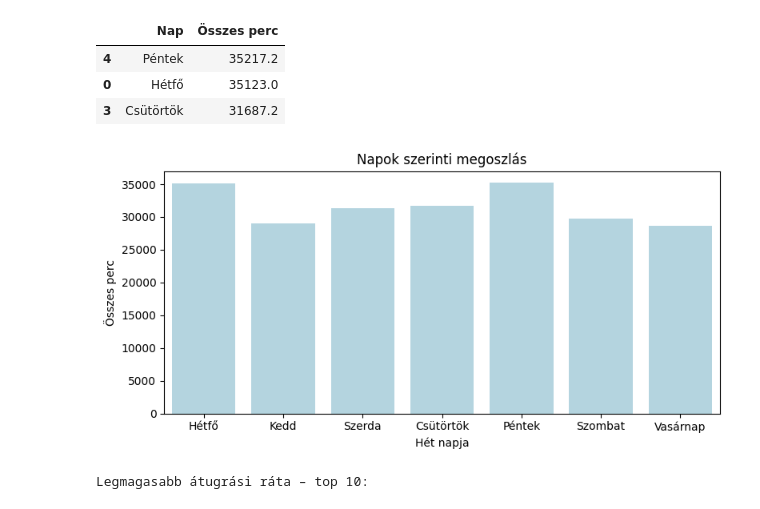
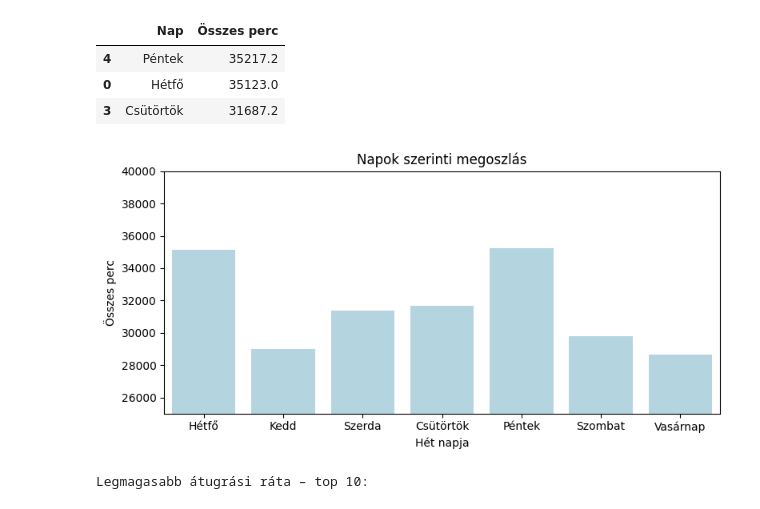
Before and after one commit to Gondocs/adatelemzes, a Jupyter notebook: adatelemzes_egyszeru.ipynb, the cells around one changed output. Drawn from its saved outputs; the diff is of its cells as text; code cells hidden in the pictures.

```diff
--- a/adatelemzes_egyszeru.ipynb
+++ b/adatelemzes_egyszeru.ipynb
@@ -590,14 +626,15 @@ Top 3 nap:
 | 0 | Hétfő | 35123.0 |
 | 3 | Csütörtök | 31687.2 |
 # %%
-# 11/a) Napok szerinti megoszlás – oszlopdiagram
+# 9/a) Napok szerinti megoszlás – oszlopdiagram
 plt.figure(figsize=(8,4))
 sns.barplot(data=nap, x='Nap', y='Összes perc', color='lightblue')
+plt.ylim(25000, 40000)
 plt.title('Napok szerinti megoszlás')
 plt.xlabel('Hét napja')
 plt.ylabel('Összes perc')
 plt.tight_layout()
 plt.show()
 # %% [output]
-[figure, old version]
+[figure, new version]
 # %%
```
Also changed, not shown: parts of 31 cells of this notebook.
